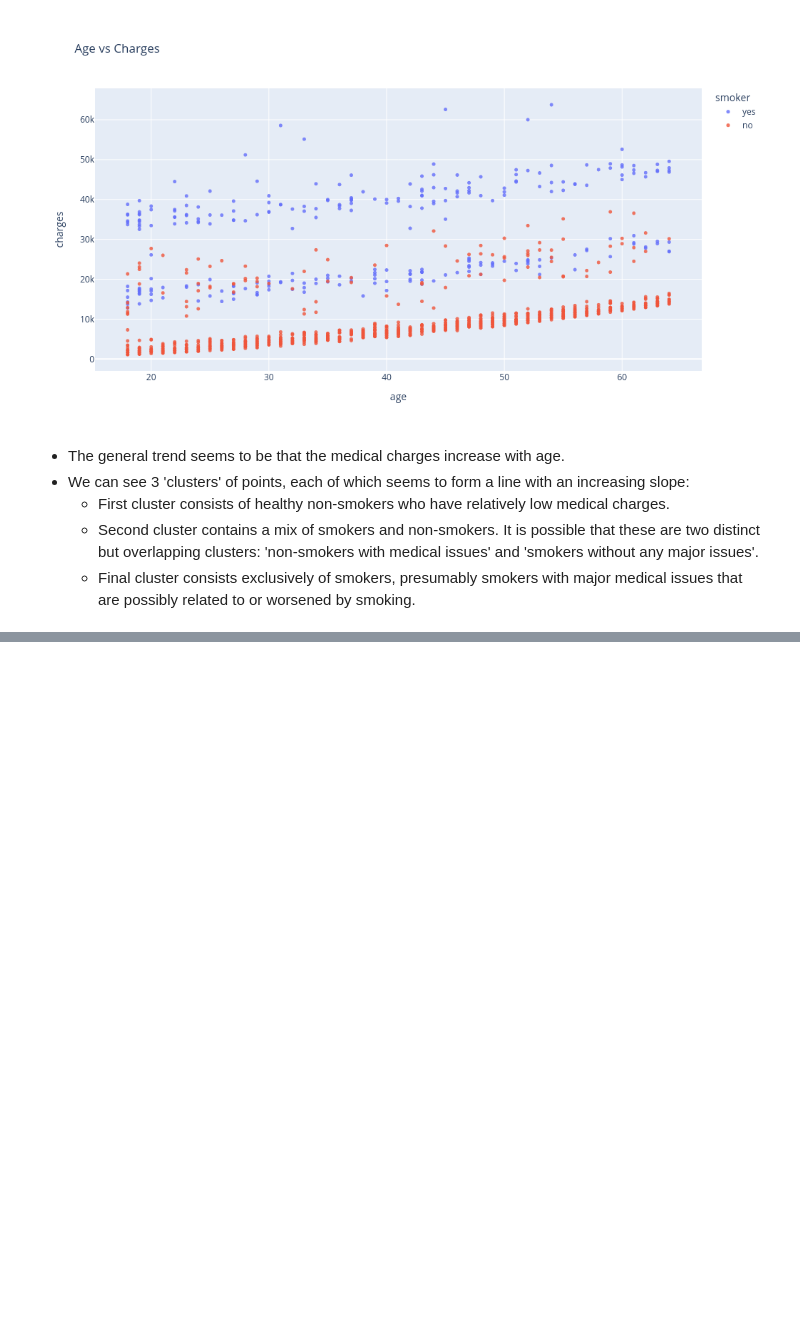
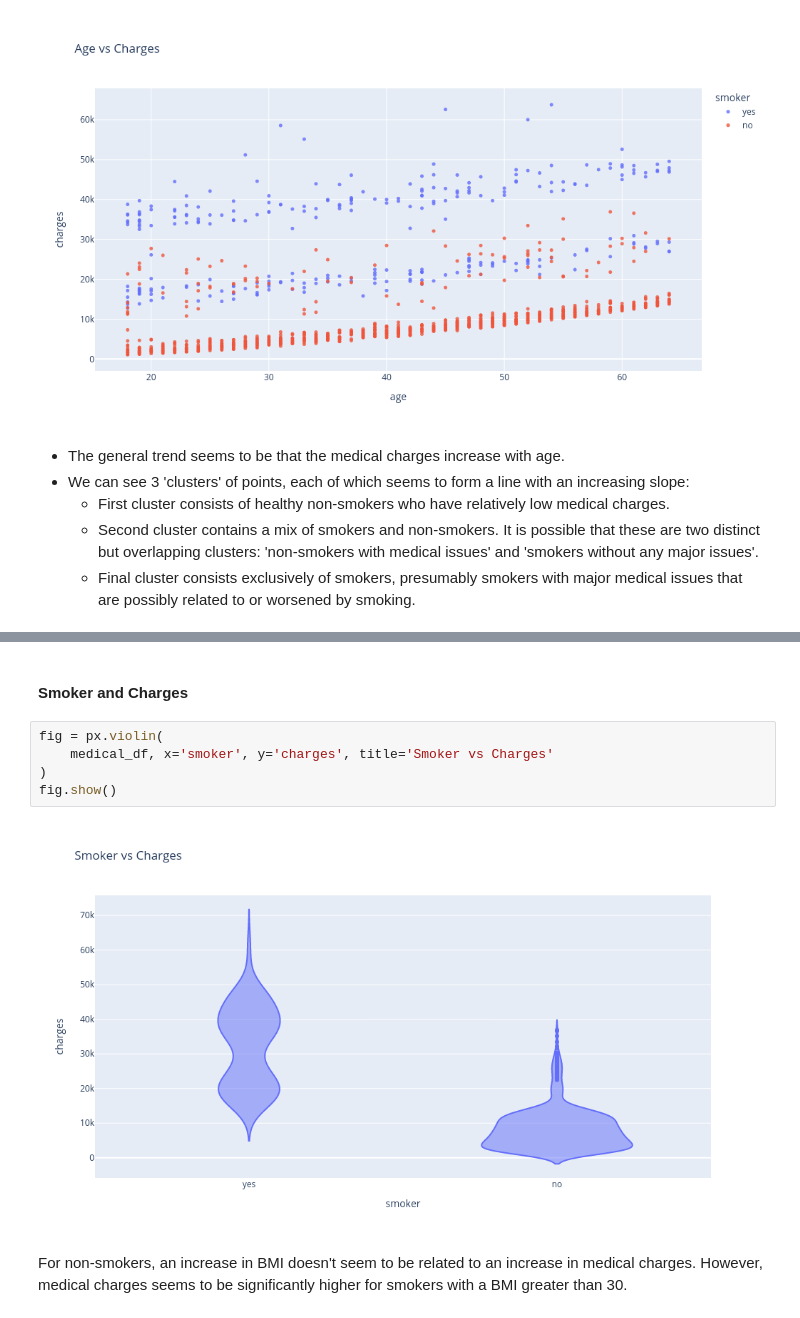
Before and after one commit to hereliesadvaith/Coding-Tutorials, a Jupyter notebook: 01_python/06_libraries/03_scikit_learn/00_linear_regression.ipynb, the cells around one changed output, grey strips where cells are left out. Saved outputs shown, nothing was run; the diff lists cells and outputs as text; blank space fills up the shorter version.

```diff
--- a/01_python/06_libraries/03_scikit_learn/00_linear_regression.ipynb
+++ b/01_python/06_libraries/03_scikit_learn/00_linear_regression.ipynb
@@ -188,3 +186,14 @@ fig.update_traces(marker_size=5)
 fig.show()
 # %% [output]
 [figure]
+# %% [markdown]
+#### Smoker and Charges
+# %%
+fig = px.violin(
+    medical_df, x='smoker', y='charges', title='Smoker vs Charges'
+)
+fig.show()
+# %% [output]
+[figure, added]
+# %% [markdown]
+For non-smokers, an increase in BMI doesn't seem to be related to an increase in medical charges. However, medical charges seems to be significantly higher for smokers with a BMI greater than 30.
```
Also changed, not shown: parts of 34 cells of this notebook.
